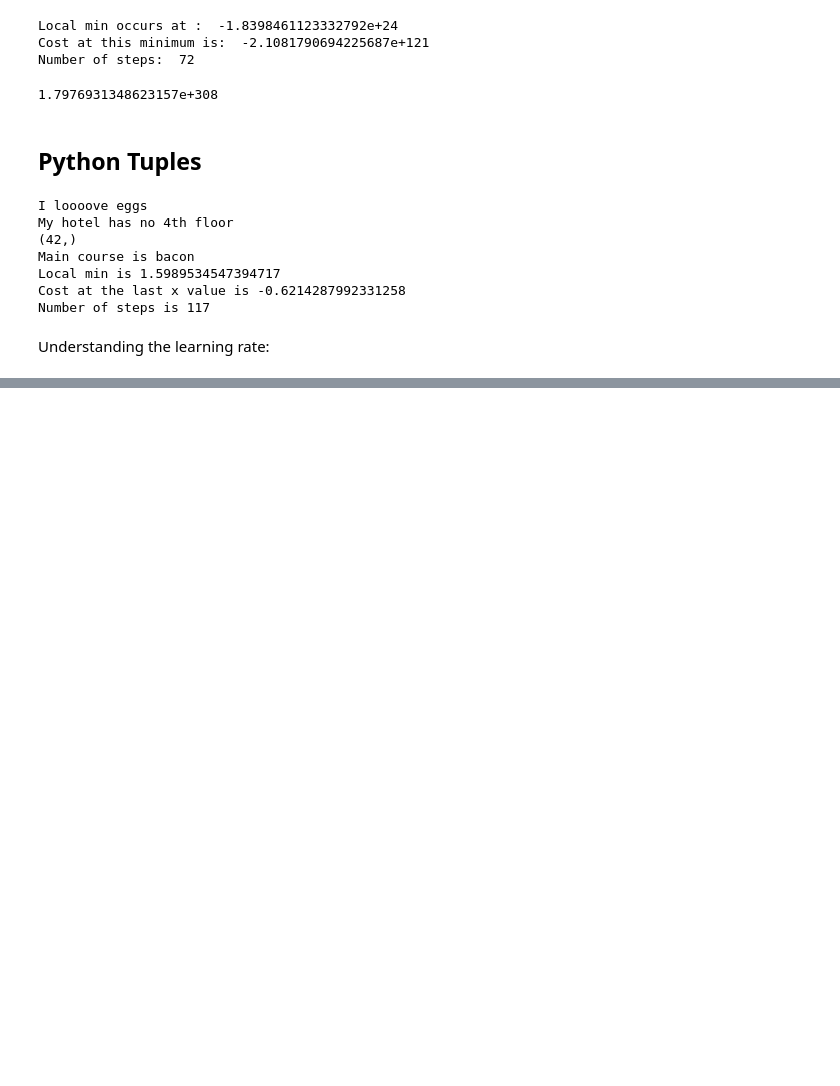
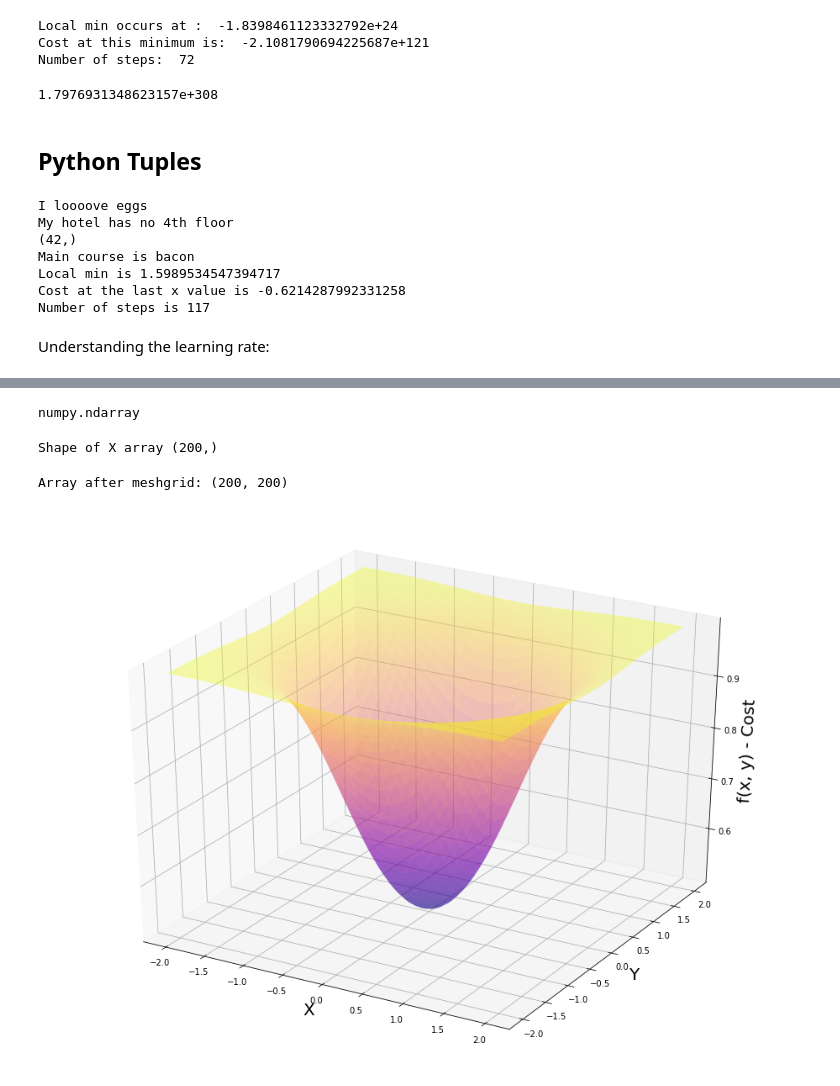
Before and after one commit to Sampatankar/DataScienceBootcamp2020-Python, a Jupyter notebook: 4Optimisation&GradientDescent/03GradientDescent.ipynb, the cells around one changed output, grey strips where cells are left out. Cells and saved outputs as stored; diff of their text form; code cells hidden in the pictures; blank space fills up the shorter version.

```diff
--- a/4Optimisation&GradientDescent/03GradientDescent.ipynb
+++ b/4Optimisation&GradientDescent/03GradientDescent.ipynb
@@ -417,0 +522,38 @@ Understanding the learning rate:
+# %%
+def f(x, y):
+    r = 3**(-x**2 - y**2)
+    return 1 / (r + 1)
+# %%
+# Make our x and y data:
+x_4 = np.linspace(start=-2, stop=2, num=200)
+y_4 = np.linspace(start=-2, stop=2, num=200)
+
+type(x_4)
+# %% [output]
+numpy.ndarray
+# %%
+# Using the shape attribute of ndarray:
+print('Shape of X array', x_4.shape)
+# %% [output]
+Shape of X array (200,)
+# %%
+# Return coordinate matrices from coordinate vectors:
+x_4, y_4 = np.meshgrid(x_4, y_4)
+# proof:
+print('Array after meshgrid:', x_4.shape)
+# %% [output]
+Array after meshgrid: (200, 200)
+# %%
+# Generating the 3D Plot:
+fig = plt.figure(figsize=[16,12])
+ax = fig.gca(projection='3d')
+
+ax.set_xlabel('X', fontsize=20)
+ax.set_ylabel('Y', fontsize=20)
+ax.set_zlabel('f(x, y) - Cost', fontsize=20)
+
+ax.plot_surface(x_4, y_4, f(x_4, y_4), cmap=cm.plasma, alpha=0.4)
+
+plt.show()
+# %% [output]
+[figure, added]
```
Also changed, not shown: parts of 6 cells of this notebook.
